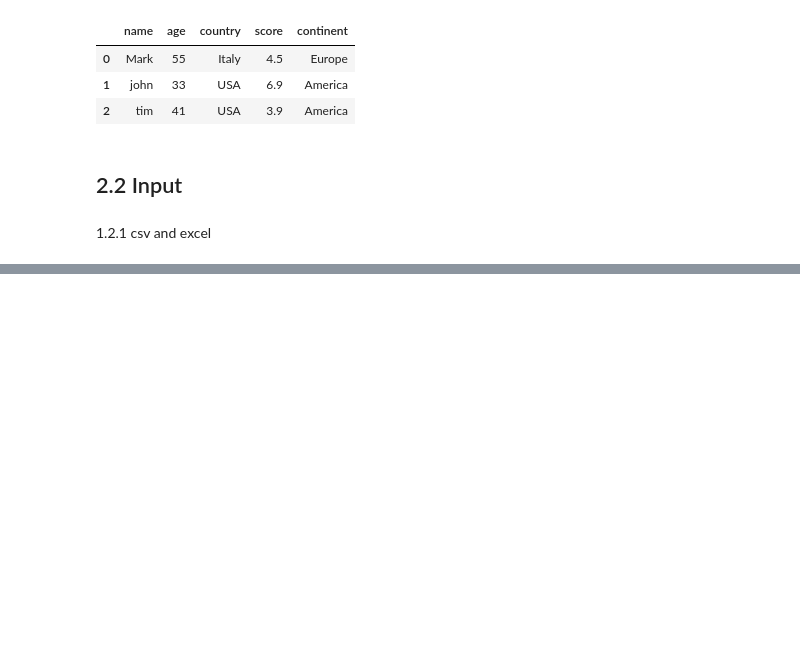
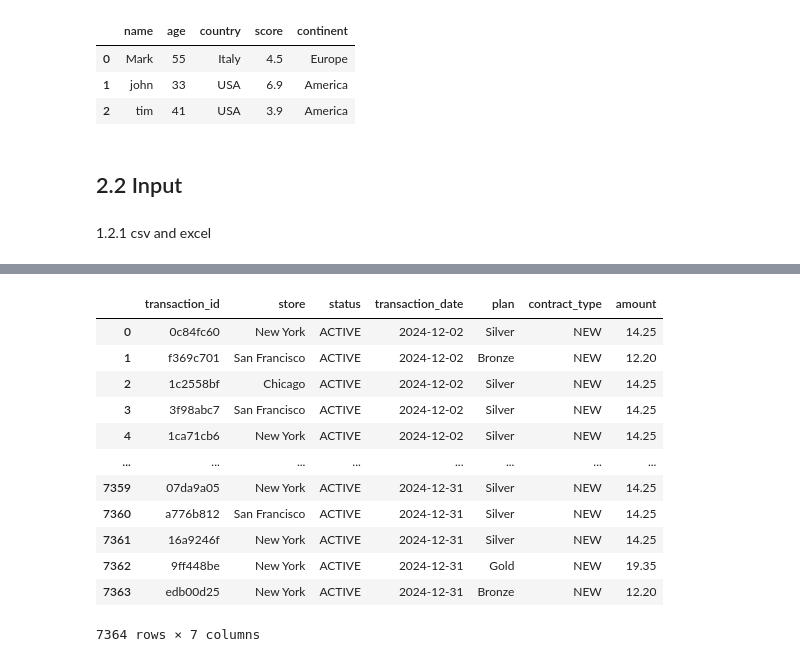
Before and after one commit to NMB-MIC/python_office_2025_02_13, a Jupyter notebook: src/02_pandas.ipynb, the cells around one changed output, grey strips where cells are left out. Cells and saved outputs as stored; diff of their text form; code cells hidden in the pictures; blank space fills up the shorter version.

```diff
--- a/src/02_pandas.ipynb
+++ b/src/02_pandas.ipynb
@@ -49,0 +180,16 @@ df = pd.read_csv()
+# %%
+df_lists[2]
+# %% [output]
+|  | transaction_id | store | status | transaction_date | plan | contract_type | amount |
+| 0 | 0c84fc60 | New York | ACTIVE | 2024-12-02 | Silver | NEW | 14.25 |
+| 1 | f369c701 | San Francisco | ACTIVE | 2024-12-02 | Bronze | NEW | 12.20 |
+| 2 | 1c2558bf | Chicago | ACTIVE | 2024-12-02 | Silver | NEW | 14.25 |
+| 3 | 3f98abc7 | San Francisco | ACTIVE | 2024-12-02 | Silver | NEW | 14.25 |
+| 4 | 1ca71cb6 | New York | ACTIVE | 2024-12-02 | Silver | NEW | 14.25 |
+| ... | ... | ... | ... | ... | ... | ... | ... |
+| 7359 | 07da9a05 | New York | ACTIVE | 2024-12-31 | Silver | NEW | 14.25 |
+| 7360 | a776b812 | San Francisco | ACTIVE | 2024-12-31 | Silver | NEW | 14.25 |
+| 7361 | 16a9246f | New York | ACTIVE | 2024-12-31 | Silver | NEW | 14.25 |
+| 7362 | 9ff448be | New York | ACTIVE | 2024-12-31 | Gold | NEW | 19.35 |
+| 7363 | edb00d25 | New York | ACTIVE | 2024-12-31 | Bronze | NEW | 12.20 |
+7364 rows × 7 columns
```
Also changed, not shown: parts of 13 cells of this notebook, 1 other file.
